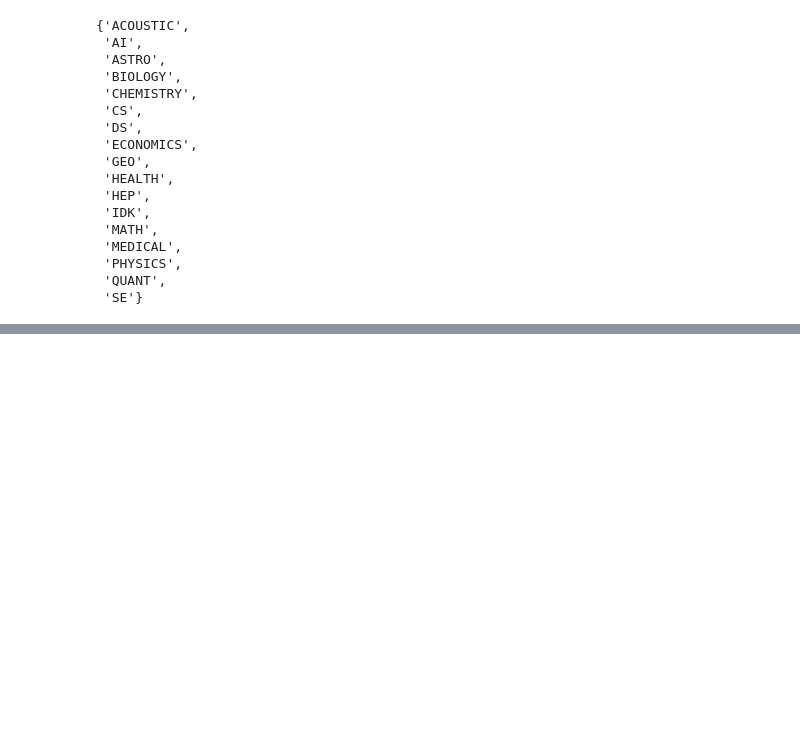
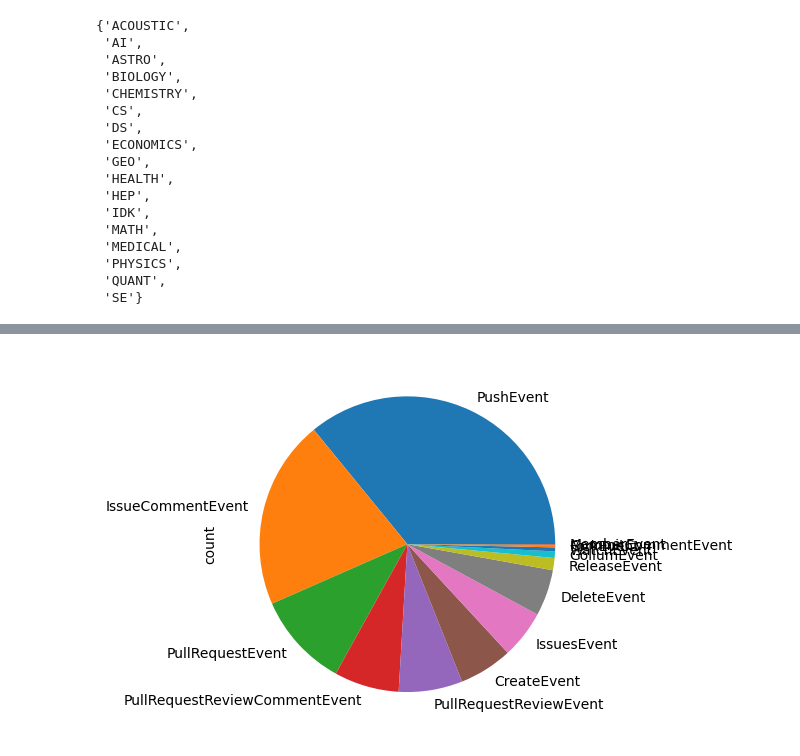
Before and after one commit to jpivarski-talks/2023-05-09-chep23-analysis-of-physicists, a Jupyter notebook: analysis/hep-vs-other.ipynb, the cells around one changed output, grey strips where cells are left out. Saved outputs shown, nothing was run; the diff lists cells and outputs as text; code cells hidden in the pictures; blank space fills up the shorter version.

```diff
--- a/analysis/hep-vs-other.ipynb
+++ b/analysis/hep-vs-other.ipynb
@@ -85,0 +147,3 @@ GitHub users who no longer exist (18% of the total) were removed from the sample
+# %%
+df = pd.concat(dfs, ignore_index=True)
+df
@@ -85,0 +164,2 @@ GitHub users who no longer exist (18% of the total) were removed from the sample
+# %%
+df["category"] = df["actor_id"].map(people_fewer_categories)
@@ -85,0 +176,29 @@ GitHub users who no longer exist (18% of the total) were removed from the sample
+# %%
+# https://docs.github.com/en/webhooks-and-events/events/github-event-types
+
+event_type_id = {
+     1: "CommitCommentEvent",                # A commit comment is created.
+     2: "CreateEvent",                       # A Git branch or tag is created.
+     3: "DeleteEvent",                       # A Git branch or tag is deleted.
+     4: "DownloadEvent",                     # ???
+     5: "FollowEvent",                       # Same as WatchEvent???
+     6: "ForkApplyEvent",                    # ???
+     7: "ForkEvent",                         # A user forks a repository.
+     8: "GistEvent",                         # ???
+     9: "GollumEvent",                       # A wiki page is created or updated.
+    10: "IssueCommentEvent",                 # Activity related to an issue or pull request comment.
+    11: "IssuesEvent",                       # Activity related to an issue.
+    12: "MemberEvent",                       # Activity related to repository collaborators.
+    13: "PublicEvent",                       # When a private repository is made public.
+    14: "PullRequestEvent",                  # Activity related to pull requests.
+    15: "PullRequestReviewCommentEvent",     # Activity related to pull request review comments in the pull request's unified diff.
+    16: "PullRequestReviewEvent",            # Activity related to pull request reviews.
+    17: "PushEvent",                         # One or more commits are pushed to a repository branch or tag.
+    18: "ReleaseEvent",                      # Activity related to a release.
+    19: "TeamAddEvent",                      # ???
+    20: "WatchEvent",                        # When someone stars a repository.
+}
+# %%
+df["event_type_id"][df["category"] == "particle physics"].map(event_type_id).value_counts().plot.pie();
+# %% [output]
+[figure, added]
```
Also changed, not shown: parts of 16 cells of this notebook.
